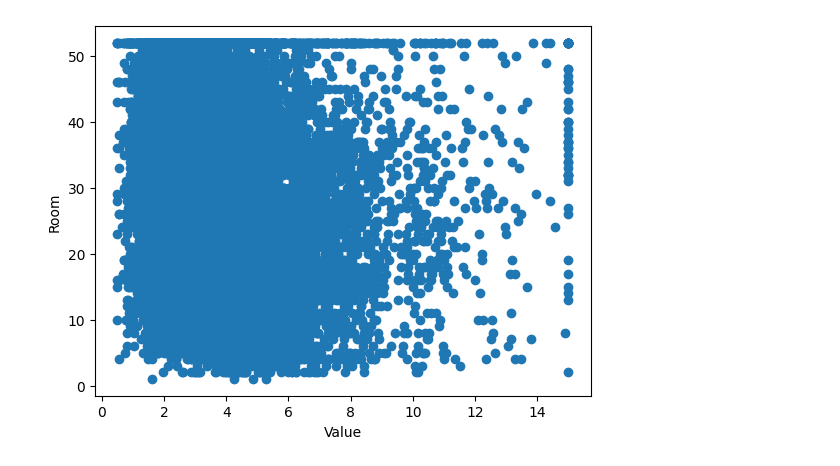
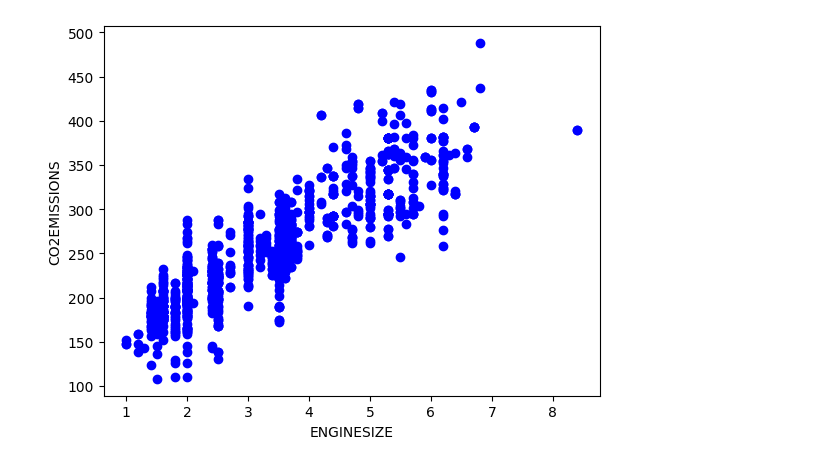
Before and after one commit to AliShamriz/Practices, a Jupyter notebook: Linear Regression.ipynb, the cells around one changed output. Drawn from its saved outputs; the diff is of its cells as text; code cells hidden in the pictures.

```diff
--- a/Linear Regression.ipynb
+++ b/Linear Regression.ipynb
@@ -6,5 +6,5 @@ import pylab as pl
 %matplotlib inline
 # %%
-df = pd.read_csv('./Data/Housing.csv')
-df.head(6)
+df = pd.read_csv('./Data/FuelConsumption.csv')
+df.head(10)
 # %% [output]
@@ -47,0 +45,3 @@ cdf.head()
+# %%
+cdf = df[['ENGINESIZE','CYLINDERS','FUELCONSUMPTION_CITY','FUELCONSUMPTION_HWY','FUELCONSUMPTION_COMB','CO2EMISSIONS']]
+cdf.head(9)
@@ -48,7 +59,7 @@ cdf.head()
 # %%
-plt.scatter(cdf.median_income,cdf.housing_median_age)
-plt.xlabel('Value')
-plt.ylabel('Room')
+plt.scatter(cdf.ENGINESIZE,cdf.CO2EMISSIONS,color='b')
+plt.xlabel('ENGINESIZE')
+plt.ylabel('CO2EMISSIONS')
 plt.show()
 # %% [output]
-[figure, old version]
+[figure, new version]
```
Also changed, not shown: parts of 8 cells of this notebook.
